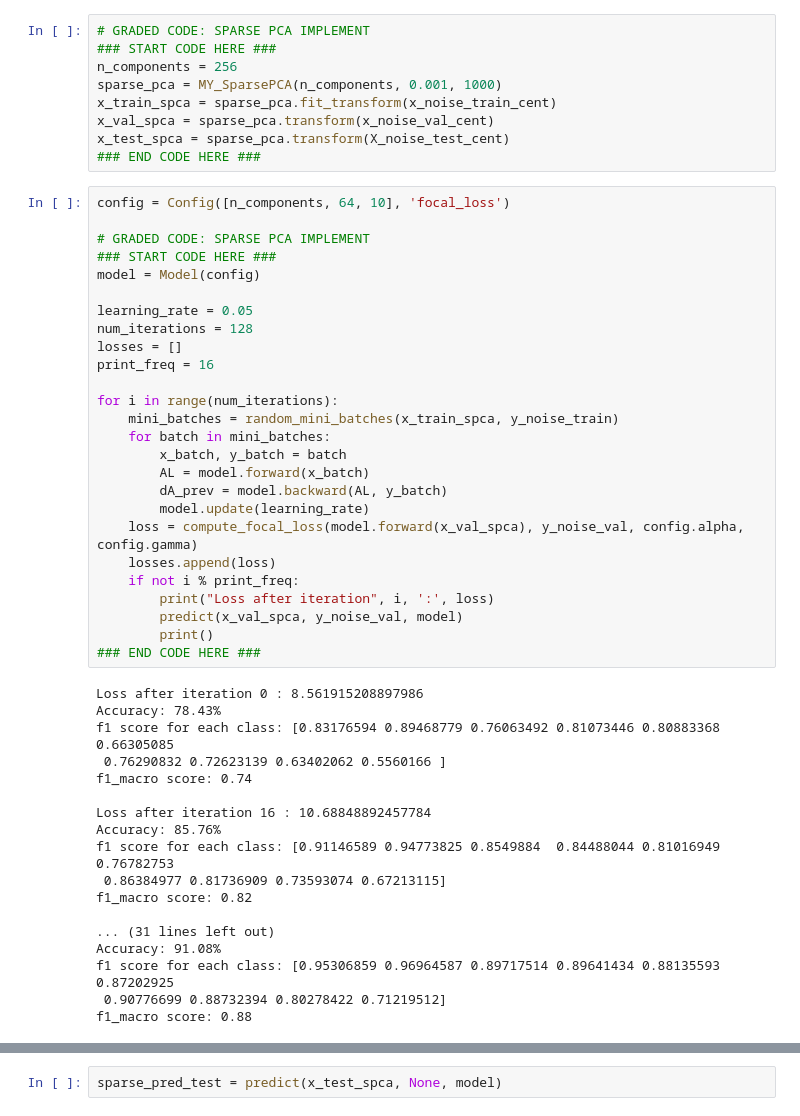
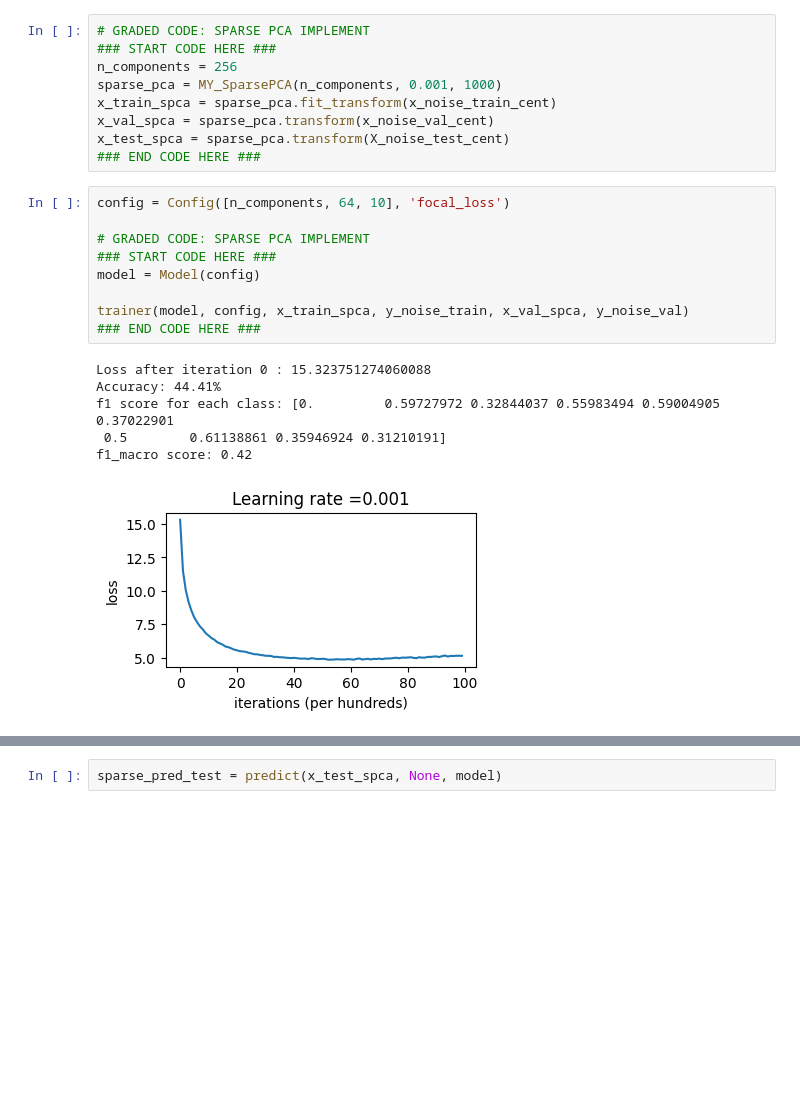
Before and after one commit to nevikw39/ML, a Jupyter notebook: HW4/HW4.ipynb, the cells around one changed output, grey strips where cells are left out. Cells and saved outputs as stored; diff of their text form; blank space fills up the shorter version.

```diff
--- a/HW4/HW4.ipynb
+++ b/HW4/HW4.ipynb
@@ -412,50 +386,22 @@ x_train_spca = sparse_pca.fit_transform(x_noise_train_cent)
 x_val_spca = sparse_pca.transform(x_noise_val_cent)
 x_test_spca = sparse_pca.transform(X_noise_test_cent)
 ### END CODE HERE ###
-# %%
-config = Config([n_components, 64, 10], 'focal_loss')
-
-# GRADED CODE: SPARSE PCA IMPLEMENT
-### START CODE HERE ###
-model = Model(config)
-
-learning_rate = 0.05
-num_iterations = 128
-losses = []
-print_freq = 16
-
-for i in range(num_iterations):
-    mini_batches = random_mini_batches(x_train_spca, y_noise_train)
-    for batch in mini_batches:
-        x_batch, y_batch = batch
-        AL = model.forward(x_batch)
-        dA_prev = model.backward(AL, y_batch)
-        model.update(learning_rate)
-    loss = compute_focal_loss(model.forward(x_val_spca), y_noise_val, config.alpha, config.gamma)
-    losses.append(loss)
-    if not i % print_freq:
-        print("Loss after iteration", i, ':', loss)
-        predict(x_val_spca, y_noise_val, model)
-        print()
-### END CODE HERE ###
-# %% [output]
-Loss after iteration 0 : 8.561915208897986
-Accuracy: 78.43%
-f1 score for each class: [0.83176594 0.89468779 0.76063492 0.81073446 0.80883368 0.66305085
- 0.76290832 0.72623139 0.63402062 0.5560166 ]
-f1_macro score: 0.74
-
-Loss after iteration 16 : 10.68848892457784
-Accuracy: 85.76%
-f1 score for each class: [0.91146589 0.94773825 0.8549884  0.84488044 0.81016949 0.76782753
- 0.86384977 0.81736909 0.73593074 0.67213115]
-f1_macro score: 0.82
-
-... (31 lines left out)
-Accuracy: 91.08%
-f1 score for each class: [0.95306859 0.96964587 0.89717514 0.89641434 0.88135593 0.87202925
- 0.90776699 0.88732394 0.80278422 0.71219512]
-f1_macro score: 0.88
+# %%
+config = Config([n_components, 64, 10], 'focal_loss')
+
+# GRADED CODE: SPARSE PCA IMPLEMENT
+### START CODE HERE ###
+model = Model(config)
+
+trainer(model, config, x_train_spca, y_noise_train, x_val_spca, y_noise_val)
+### END CODE HERE ###
+# %% [output]
+Loss after iteration 0 : 15.323751274060088
+Accuracy: 44.41%
+f1 score for each class: [0.         0.59727972 0.32844037 0.55983494 0.59004905 0.37022901
+ 0.5        0.61138861 0.35946924 0.31210191]
+f1_macro score: 0.42
+[figure, added]
 # %%
 sparse_pred_train = predict(x_train_spca, y_noise_train, model)
 # %% [output]
```
Also changed, not shown: parts of 9 cells of this notebook, 1 other file.
